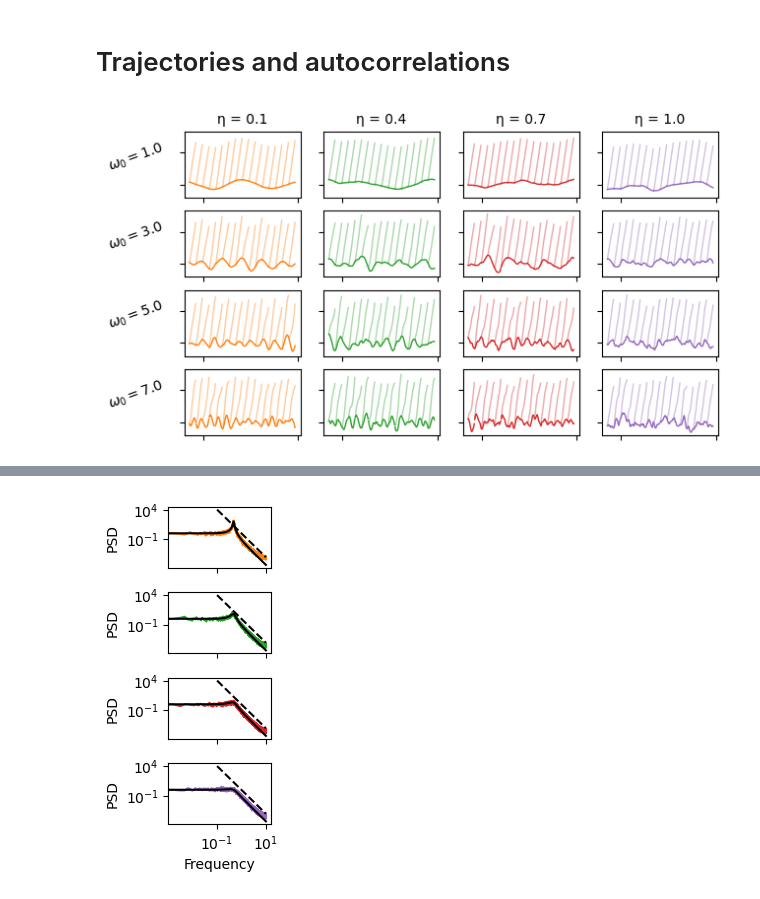
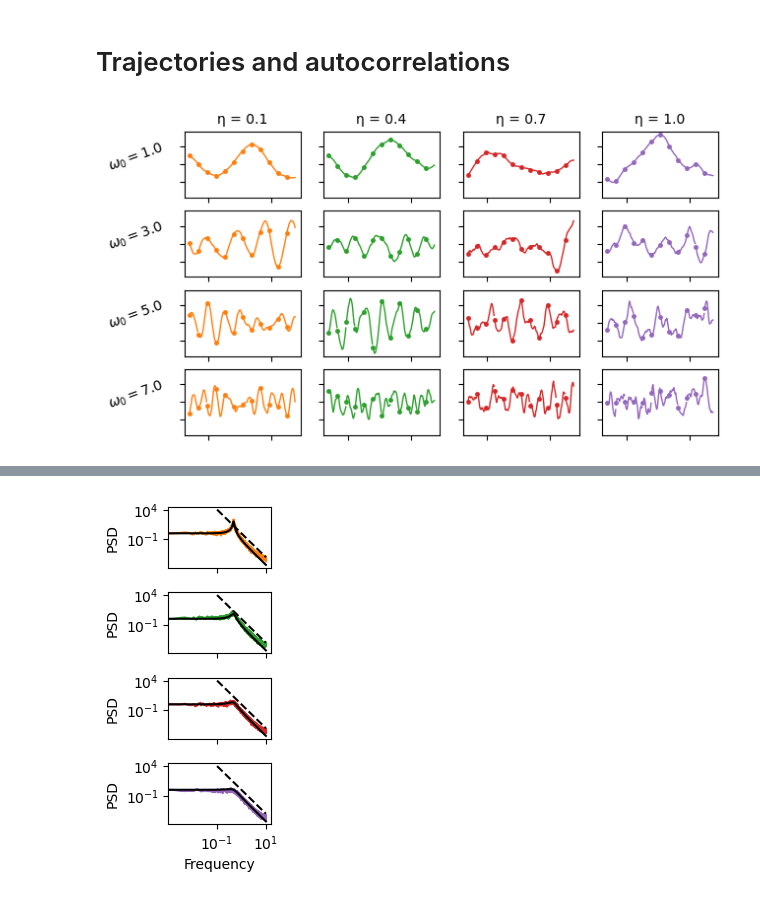
Before and after one commit to elevien/GrowthCellCycleModel, a Jupyter notebook: src/FIG2.ipynb, the cells around one changed output, grey strips where cells are left out. Cells and saved outputs as stored; diff of their text form; code cells hidden in the pictures.

```diff
--- a/src/FIG2.ipynb
+++ b/src/FIG2.ipynb
@@ -58,7 +58,7 @@ for i in 1:length(ω0_range)
         ax = axs[i-1,j-1]
 
         dfj = df[df.η .== η_range[j],:]
-        dfj = dfj[(dfj.cell .>= 55) .& (dfj.cell .<= 70),:]
+        dfj = dfj[(dfj.cell .>= 55) .& (dfj.cell .<= 66),:]
         #ax.plot(dfj.time,dfj.z,"k-",alpha=0.5)
         #ax.axis("off")
         for cell in unique(dfj.cell)
@@ -68,36 +68,36 @@ for i in 1:length(ω0_range)
 
             y = df_cell.z .+ log(2)*df_cell.θ
             ax.plot(df_cell.time,df_cell.z,"C$(j)-",lw=1.)
-            ax.plot(df_cell.time,y,"C$(j)-",lw=1.,alpha=0.4)
+            #ax.plot(df_cell.time,y,"C$(j)-",lw=1.,alpha=0.4)
             #ax.plot([df_cell.time[end],df_cell.time[end]],[y[end],y[end]-log(2)],"k--",alpha=0.4,lw=1.)
             # if isphysical(df) == 0
             #     ax.set_facecolor((0.1, 0.1, 0.1, 0.1))
             # end
         end
-        #ax.plot([df_cell.time[1] for df_cell in groupby(dfj,:cell)],[df_cell.z[1] for df_cell in groupby(dfj,:cell)],"C$(j).",markersize=5.,lw=0.9)
+        ax.plot([df_cell.time[1] for df_cell in groupby(dfj,:cell)],[df_cell.z[1] for df_cell in groupby(dfj,:cell)],"C$(j).",markersize=5.,lw=0.9)
 
 
         #ax.set_ylim([-1.5sqrt(vz),1.5sqrt(vz)])
         # turn of y axis tick_params
         ax.tick_params(axis="y",labelleft=false,labelright=false)
         ax.tick_params(axis="x",labelbottom=false,labeltop=false)
     end
 
 
 end
 
 for j in 1:length(η_range)
     axs[0,j-1].set_title("η = $(η_range[j])",fontsize=10)
 end
 for j in 1:length(ω0_range)
     axs[j-1,0].set_ylabel("\$\\omega_0 = $(ω0_range[j])\$",fontsize=10,rotation=20,labelpad=30)
     label = axs[j-1, 0].yaxis.get_label()
     label.set_position((10, 0.5))
 end
 savefig(joinpath(FIG_PATH, "fig2_examples.pdf"), bbox_inches="tight")
 fig
 # %% [output]
-[figure, old version]
+[figure, new version]
 # %%
 # testing if I've kept the variance the same
 fig,ax = subplots(figsize=(2,1))
```
Also changed, not shown: parts of 1 cell of this notebook, 7 other files.
